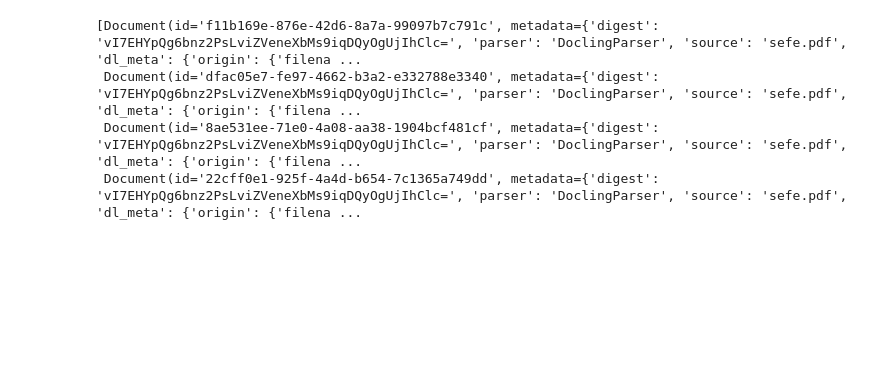
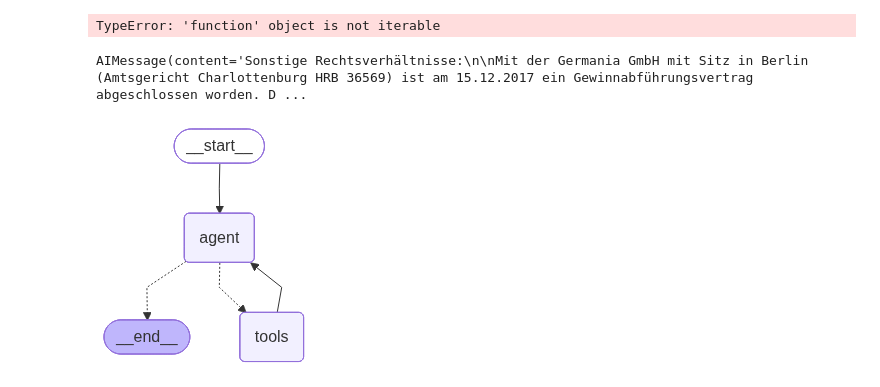
Before and after one commit to thwolter/metis, a Jupyter notebook: notebooks/retrieve.ipynb, the cells around one changed output. Cells and saved outputs as stored; diff of their text form; code cells hidden in the pictures; blank space fills up the shorter version.

Commit message:
Add agent

```diff
--- a/notebooks/retrieve.ipynb
+++ b/notebooks/retrieve.ipynb
@@ -9,7 +8,0 @@ from src.utils.tools import retrieve
-# %%
-retrieve('sefe')
-# %% [output]
-[Document(id='f11b169e-876e-42d6-8a7a-99097b7c791c', metadata={'digest': 'vI7EHYpQg6bnz2PsLviZVeneXbMs9iqDQyOgUjIhClc=', 'parser': 'DoclingParser', 'source': 'sefe.pdf', 'dl_meta': {'origin': {'filena ...
- Document(id='dfac05e7-fe97-4662-b3a2-e332788e3340', metadata={'digest': 'vI7EHYpQg6bnz2PsLviZVeneXbMs9iqDQyOgUjIhClc=', 'parser': 'DoclingParser', 'source': 'sefe.pdf', 'dl_meta': {'origin': {'filena ...
- Document(id='8ae531ee-71e0-4a08-aa38-1904bcf481cf', metadata={'digest': 'vI7EHYpQg6bnz2PsLviZVeneXbMs9iqDQyOgUjIhClc=', 'parser': 'DoclingParser', 'source': 'sefe.pdf', 'dl_meta': {'origin': {'filena ...
- Document(id='22cff0e1-925f-4a4d-b654-7c1365a749dd', metadata={'digest': 'vI7EHYpQg6bnz2PsLviZVeneXbMs9iqDQyOgUjIhClc=', 'parser': 'DoclingParser', 'source': 'sefe.pdf', 'dl_meta': {'origin': {'filena ...
@@ -15,0 +43,69 @@ retrieve('sefe')
+# %%
+from langgraph.constants import START, END
+import json
+from langgraph.graph import StateGraph, add_messages
+from typing import TypedDict
+from langchain_core.messages import ToolMessage
+
+class State(TypedDict):
+    messages: Annotated[list, add_messages]
+
+
+graph_builder = StateGraph(State)
+tools = [retriever]
+
+llm_with_tools = model.bind_tools(tools)
+
+def chatbot(state: State):
+    return {'messages': llm_with_tools.invoke(state['messages'])}
+
+graph_builder.add_node(chatbot)
+graph_builder.add_edge(START, chatbot)
+graph_builder.add_edge(chatbot, END)
+graph_builder.compile()
+# %% [output]
+TypeError: 'function' object is not iterable
+# %%
+class BasicToolNode:
+    def __init__(self, tools: list) -> None:
+        self.tools_by_name = (tool.name for tool in tools)
+
+    def __call__(self, inputs: dict):
+        if messages := inputs.get('messages', []):
+            message = messages[-1]
+        else:
+            raise ValueError('No messages found in inputs')
+        outputs = []
+        for tool_call in message.tool_calls:
+            tool_result = self.tools_by_name[tool_call['name']].invoke(tool_call['args'])
+            outputs.append(ToolMessage(
+                name=tool_call['name'],
+                content=json.dumps(tool_result),
+                tool_call_id=tool_call['id']
+            ))
+        return {'messages': outputs}
+
+tool_node = BasicToolNode(tools)
+graph_builder.add_node('tools', tool_node)
+# %% [output]
+AIMessage(content='Sonstige Rechtsverhältnisse:\n\nMit der Germania GmbH mit Sitz in Berlin (Amtsgericht Charlottenburg HRB 36569) ist am 15.12.2017 ein Gewinnabführungsvertrag abgeschlossen worden. D ...
+# %%
+from IPython.display import Image, display
+from langgraph.prebuilt import create_react_agent
+from langchain.chat_models import init_chat_model
+
+
+SYSTEM_PROMPT = """You are a helpful assistant. Identify the document type using the retrieved documents. When you are uncertain, try a different set of documents or ask for clarification."""
+
+model = init_chat_model(model='openai:gpt-5-mini', temperature=0)
+tools = [retriever]
+
+agent = create_react_agent(
+    model=model,
+    tools=tools,
+    prompt=SYSTEM_PROMPT,
+).with_config({'recursion_limit': 20})
+
+display(Image(agent.get_graph(xray=True).draw_mermaid_png()))
+# %% [output]
+[figure, added]
```
Also changed, not shown: parts of 5 cells of this notebook, 34 other files.
